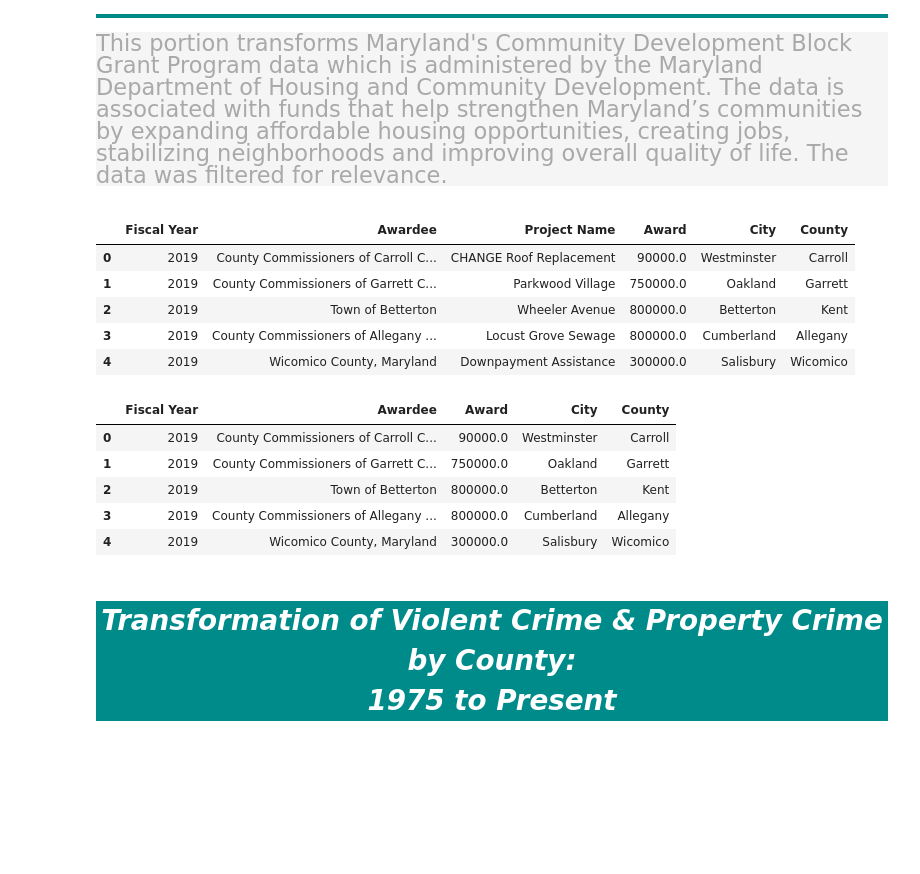
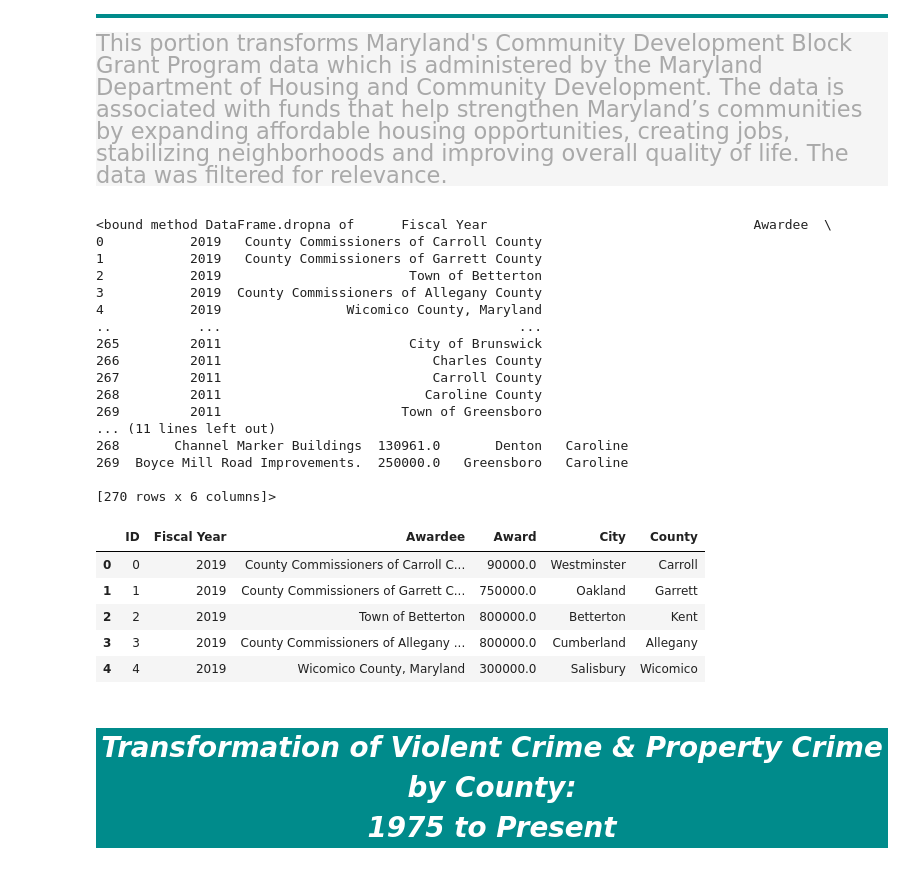
Before and after one commit to ccgrace/ETL_project, a Jupyter notebook: master.ipynb, the cells around one changed output. Saved outputs shown, nothing was run; the diff lists cells and outputs as text; code cells hidden in the pictures; blank space fills up the shorter version.

```diff
--- a/master.ipynb
+++ b/master.ipynb
@@ -59,24 +59,39 @@ new_hpi.head()
 csv_file_grant = "Resources/grant_data.csv"
 grant_data_df = pd.read_csv(csv_file_grant)
 grant_data_df.head()
+grant_data_df.dropna
 # %% [output]
-|  | Fiscal Year | Awardee | Project Name | Award | City | County |
-| 0 | 2019 | County Commissioners of Carroll C... | CHANGE Roof Replacement | 90000.0 | Westminster | Carroll |
-| 1 | 2019 | County Commissioners of Garrett C... | Parkwood Village | 750000.0 | Oakland | Garrett |
-| 2 | 2019 | Town of Betterton | Wheeler Avenue | 800000.0 | Betterton | Kent |
-| 3 | 2019 | County Commissioners of Allegany ... | Locust Grove Sewage | 800000.0 | Cumberland | Allegany |
-| 4 | 2019 | Wicomico County, Maryland | Downpayment Assistance | 300000.0 | Salisbury | Wicomico |
+<bound method DataFrame.dropna of      Fiscal Year                                  Awardee  \
+0           2019   County Commissioners of Carroll County
+1           2019   County Commissioners of Garrett County
+2           2019                        Town of Betterton
+3           2019  County Commissioners of Allegany County
+4           2019                Wicomico County, Maryland
+..           ...                                      ...
+265         2011                        City of Brunswick
+266         2011                           Charles County
+267         2011                           Carroll County
+268         2011                          Caroline County
+269         2011                       Town of Greensboro
+... (11 lines left out)
+268       Channel Marker Buildings  130961.0       Denton   Caroline
+269  Boyce Mill Road Improvements.  250000.0   Greensboro   Caroline
+
+[270 rows x 6 columns]>
 # %%
 # Removes unnecessary columns
 modified_df = grant_data_df[['Fiscal Year', 'Awardee', 'Award', 'City', 'County']]
+
+# Creates column 'ID' for use as primary key
+modified_df.insert(0, 'ID', range(0+len(modified_df)))
 modified_df.head()
 # %% [output]
-|  | Fiscal Year | Awardee | Award | City | County |
-| 0 | 2019 | County Commissioners of Carroll C... | 90000.0 | Westminster | Carroll |
-| 1 | 2019 | County Commissioners of Garrett C... | 750000.0 | Oakland | Garrett |
-| 2 | 2019 | Town of Betterton | 800000.0 | Betterton | Kent |
-| 3 | 2019 | County Commissioners of Allegany ... | 800000.0 | Cumberland | Allegany |
-| 4 | 2019 | Wicomico County, Maryland | 300000.0 | Salisbury | Wicomico |
+|  | ID | Fiscal Year | Awardee | Award | City | County |
+| 0 | 0 | 2019 | County Commissioners of Carroll C... | 90000.0 | Westminster | Carroll |
+| 1 | 1 | 2019 | County Commissioners of Garrett C... | 750000.0 | Oakland | Garrett |
+| 2 | 2 | 2019 | Town of Betterton | 800000.0 | Betterton | Kent |
+| 3 | 3 | 2019 | County Commissioners of Allegany ... | 800000.0 | Cumberland | Allegany |
+| 4 | 4 | 2019 | Wicomico County, Maryland | 300000.0 | Salisbury | Wicomico |
 # %% [markdown]
 <center><i><h1 style="background-color:DarkCyan;color:white">Transformation of Violent Crime & Property Crime by County: <br>1975 to Present</h1></i></center>
 <div style="background-color:WhiteSmoke">
```
Also changed, not shown: parts of 5 cells of this notebook.
